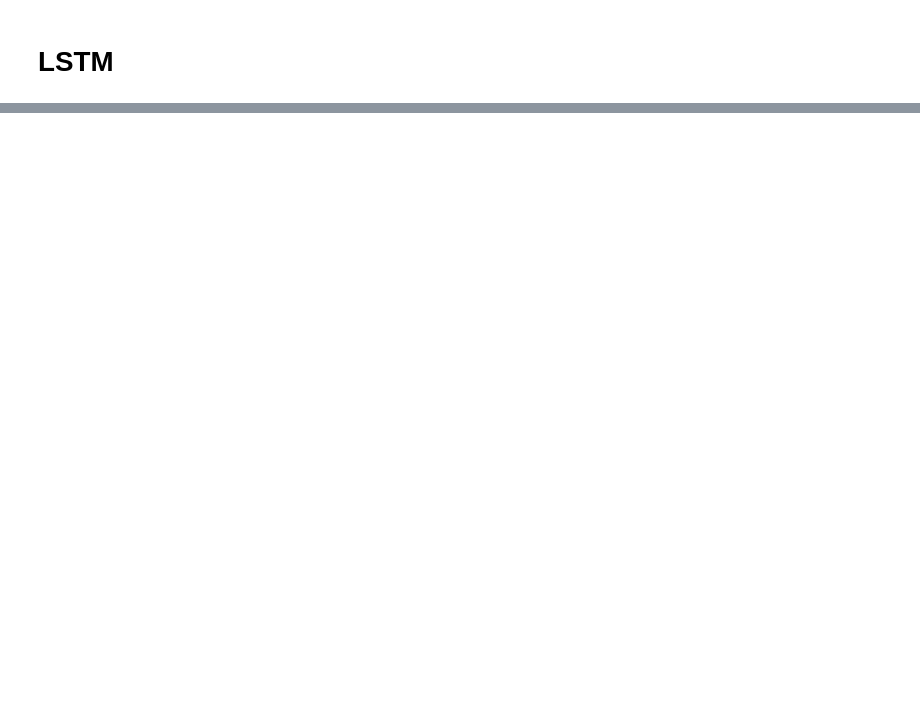
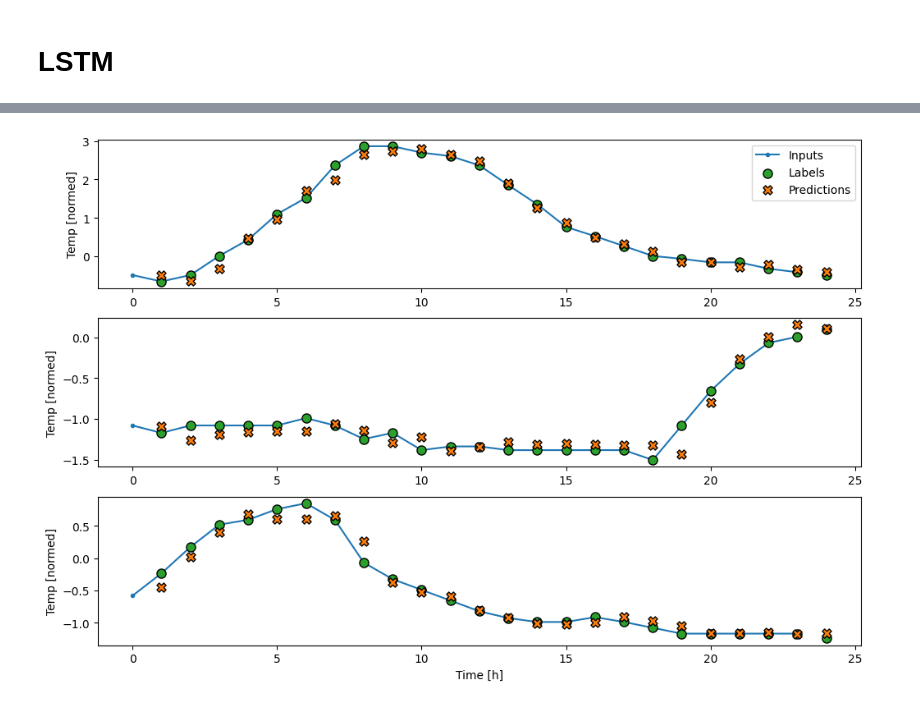
Before and after one commit to LanderDuncan/LSTMWeather, a Jupyter notebook: models/WeatherCSV copy 2.ipynb, the cells around one changed output, grey strips where cells are left out. Cells and saved outputs as stored; diff of their text form; code cells hidden in the pictures; blank space fills up the shorter version.

```diff
--- a/models/WeatherCSV copy 2.ipynb
+++ b/models/WeatherCSV copy 2.ipynb
@@ -303,0 +307,4 @@ wide_window.plot(lstm_model)
+# %%
+wide_window.plot(lstm_model,plot_col="Temp")
+# %% [output]
+[figure, added]
```
Also changed, not shown: parts of 19 cells of this notebook, 10 other files.
